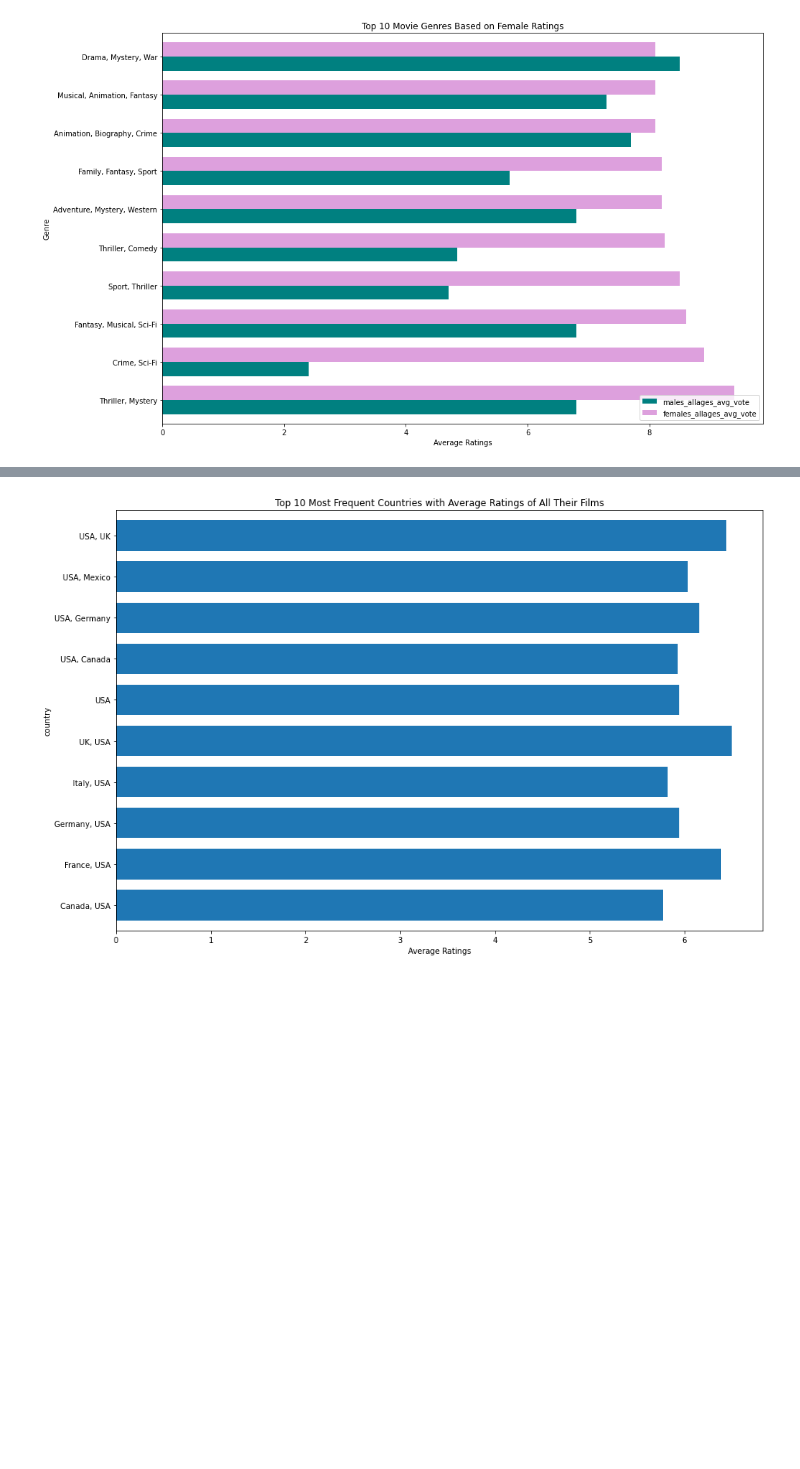
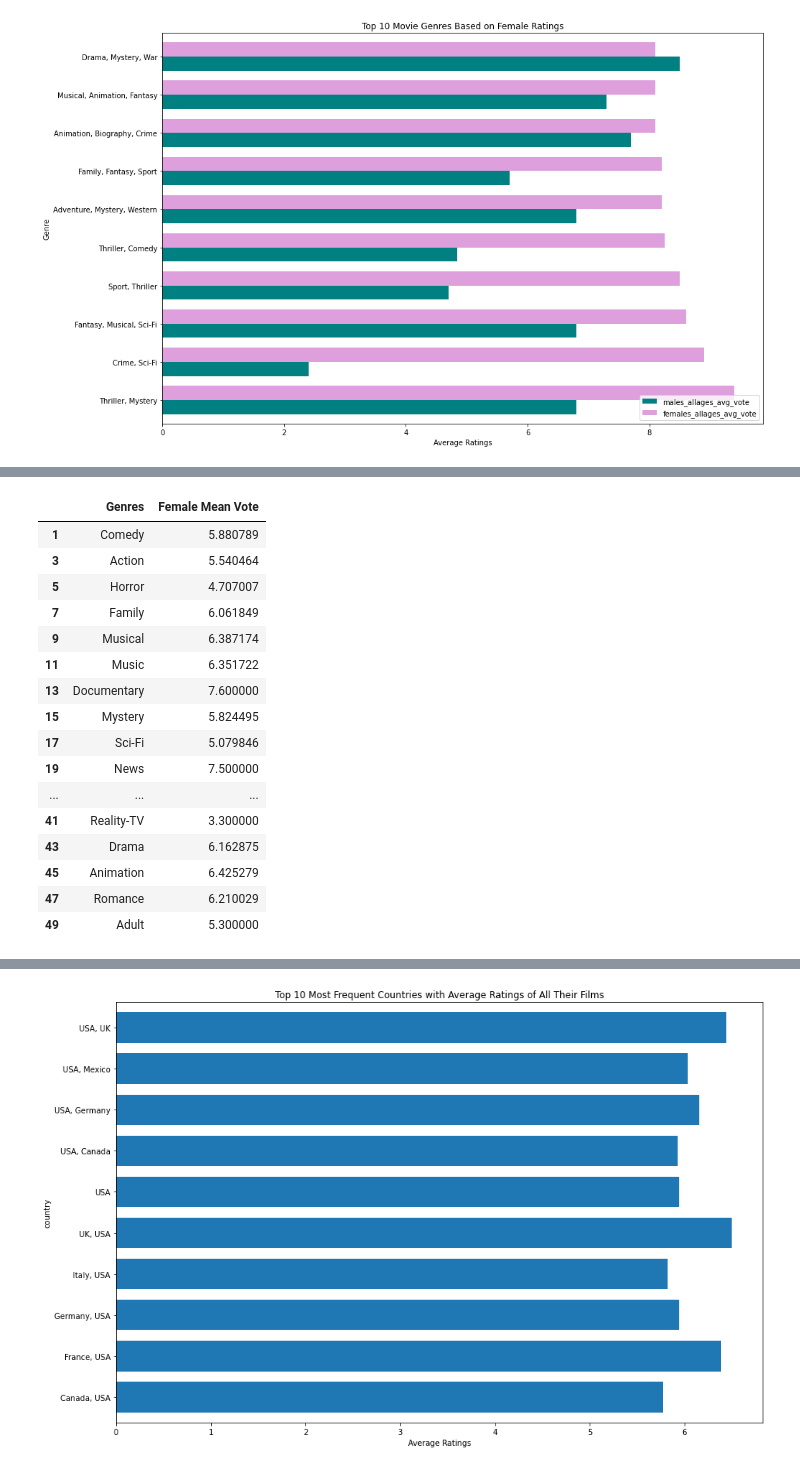
Before and after one commit to paola-perezrivera/CS418-Movie-Model, a Jupyter notebook: IMDb.ipynb, the cells around one changed output, grey strips where cells are left out. Saved outputs shown, nothing was run; the diff lists cells and outputs as text; code cells hidden in the pictures; blank space fills up the shorter version.

```diff
--- a/IMDb.ipynb
+++ b/IMDb.ipynb
@@ -255,0 +322,58 @@ plt.xlabel("Average Ratings");
+# %%
+Comedy = complete_df.groupby(['Comedy'])[['females_allages_avg_vote']].mean().reset_index();
+Action = complete_df.groupby(['Action'])[['females_allages_avg_vote']].mean().reset_index();
+Horror = complete_df.groupby(['Horror'])[['females_allages_avg_vote']].mean().reset_index();
+Family = complete_df.groupby(['Family'])[['females_allages_avg_vote']].mean().reset_index();
+Musical = complete_df.groupby(['Musical'])[['females_allages_avg_vote']].mean().reset_index();
+Music = complete_df.groupby(['Music'])[['females_allages_avg_vote']].mean().reset_index();
+Documentary = complete_df.groupby(['Documentary'])[['females_allages_avg_vote']].mean().reset_index();
+Mystery = complete_df.groupby(['Mystery'])[['females_allages_avg_vote']].mean().reset_index();
+Sci_Fi = complete_df.groupby(['Sci-Fi'])[['females_allages_avg_vote']].mean().reset_index();
+News = complete_df.groupby(['News'])[['females_allages_avg_vote']].mean().reset_index();
+Crime = complete_df.groupby(['Crime'])[['females_allages_avg_vote']].mean().reset_index();
+Adventure = complete_df.groupby(['Adventure'])[['females_allages_avg_vote']].mean().reset_index();
+Film_Noir = complete_df.groupby(['Film-Noir'])[['females_allages_avg_vote']].mean().reset_index();
+History = complete_df.groupby(['History'])[['females_allages_avg_vote']].mean().reset_index();
+Thriller = complete_df.groupby(['Thriller'])[['females_allages_avg_vote']].mean().reset_index();
+Sport = complete_df.groupby(['Sport'])[['females_allages_avg_vote']].mean().reset_index();
+Western = complete_df.groupby(['Western'])[['females_allages_avg_vote']].mean().reset_index();
+Biography = complete_df.groupby(['Biography'])[['females_allages_avg_vote']].mean().reset_index();
+War = complete_df.groupby(['War'])[['females_allages_avg_vote']].mean().reset_index();
+Fantasy = complete_df.groupby(['Fantasy'])[['females_allages_avg_vote']].mean().reset_index();
+Reality_TV = complete_df.groupby(['Reality-TV'])[['females_allages_avg_vote']].mean().reset_index();
+Drama = complete_df.groupby(['Drama'])[['females_allages_avg_vote']].mean().reset_index();
+Animation = complete_df.groupby(['Animation'])[['females_allages_avg_vote']].mean().reset_index();
+Romance = complete_df.groupby(['Romance'])[['females_allages_avg_vote']].mean().reset_index();
+Adult = complete_df.groupby(['Adult'])[['females_allages_avg_vote']].mean().reset_index();
+genres = pd.concat([Comedy, Action, Horror, Family, Musical, Music, Documentary, Mystery, Sci_Fi, News, Crime, Adventure, Film_Noir, History, Thriller, Sport, Western, Biography, War, Fantasy, Reality_TV, Drama, Animation, Romance, Adult], axis=1);
+genres = genres.drop([0])
+female_genres_melt = genres.melt(id_vars=[],
+                          var_name="Genre",
+                          value_name="Female Mean Vote")
+
+female_genres_melt = female_genres_melt.loc[female_genres_melt["Female Mean Vote"] != 1.00000]
+
+genres = ['Comedy', 'Action', 'Horror', 'Family', 'Musical', 'Music', 'Documentary', 'Mystery', 'Sci-Fi', 'News', 'Crime', 'Adventure', 'Film-Noir', 'History', 'Thriller', 'Sport', 'Western', 'Biography', 'War', 'Fantasy', 'Reality-TV', 'Drama', 'Animation', 'Romance', 'Adult']
+
+female_genres_melt.insert(loc=0, column='Genres', value=genres)
+female_genres_melt.head()
+
+female_genres_melt.drop(['Genre'], axis=1)
+# %% [output]
+|  | Genres | Female Mean Vote |
+| 1 | Comedy | 5.880789 |
+| 3 | Action | 5.540464 |
+| 5 | Horror | 4.707007 |
+| 7 | Family | 6.061849 |
+| 9 | Musical | 6.387174 |
+| 11 | Music | 6.351722 |
+| 13 | Documentary | 7.600000 |
+| 15 | Mystery | 5.824495 |
+| 17 | Sci-Fi | 5.079846 |
+| 19 | News | 7.500000 |
+| ... | ... | ... |
+| 41 | Reality-TV | 3.300000 |
+| 43 | Drama | 6.162875 |
+| 45 | Animation | 6.425279 |
+| 47 | Romance | 6.210029 |
+| 49 | Adult | 5.300000 |
```
Also changed, not shown: parts of 13 cells of this notebook.
